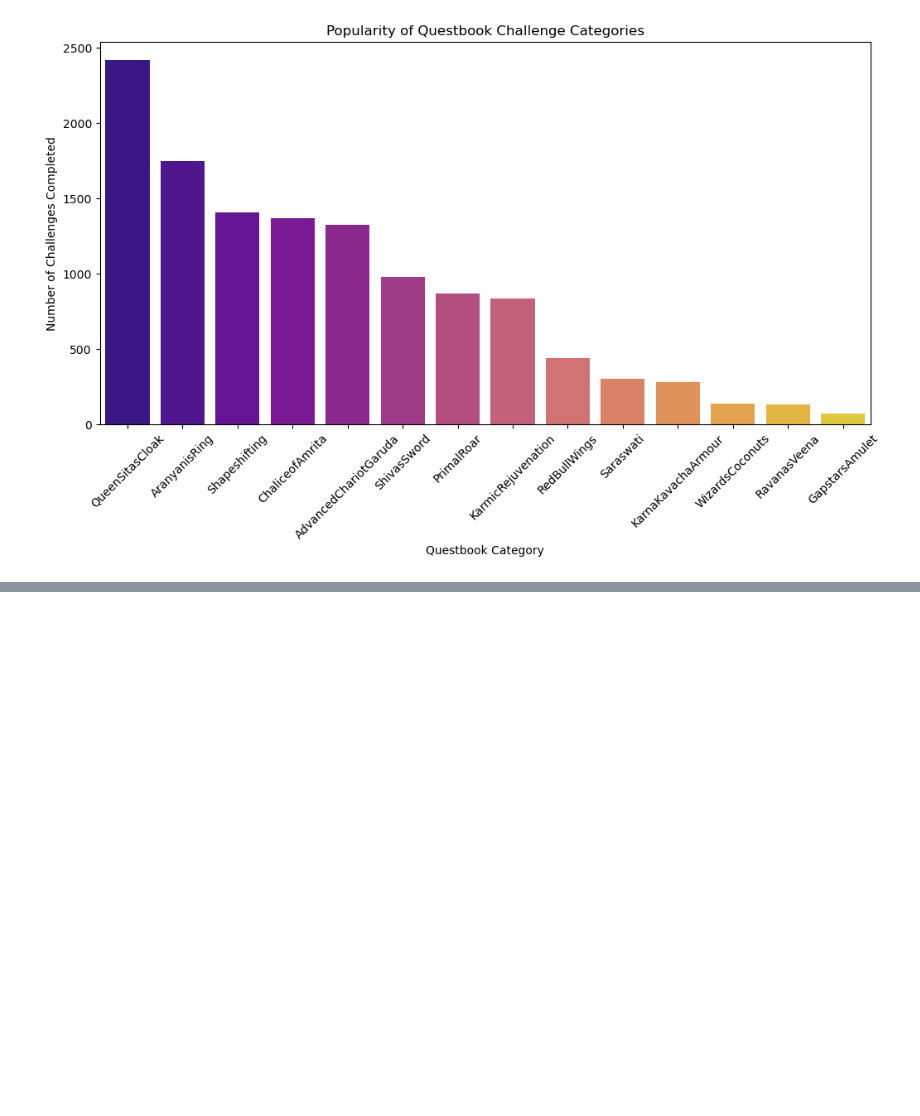
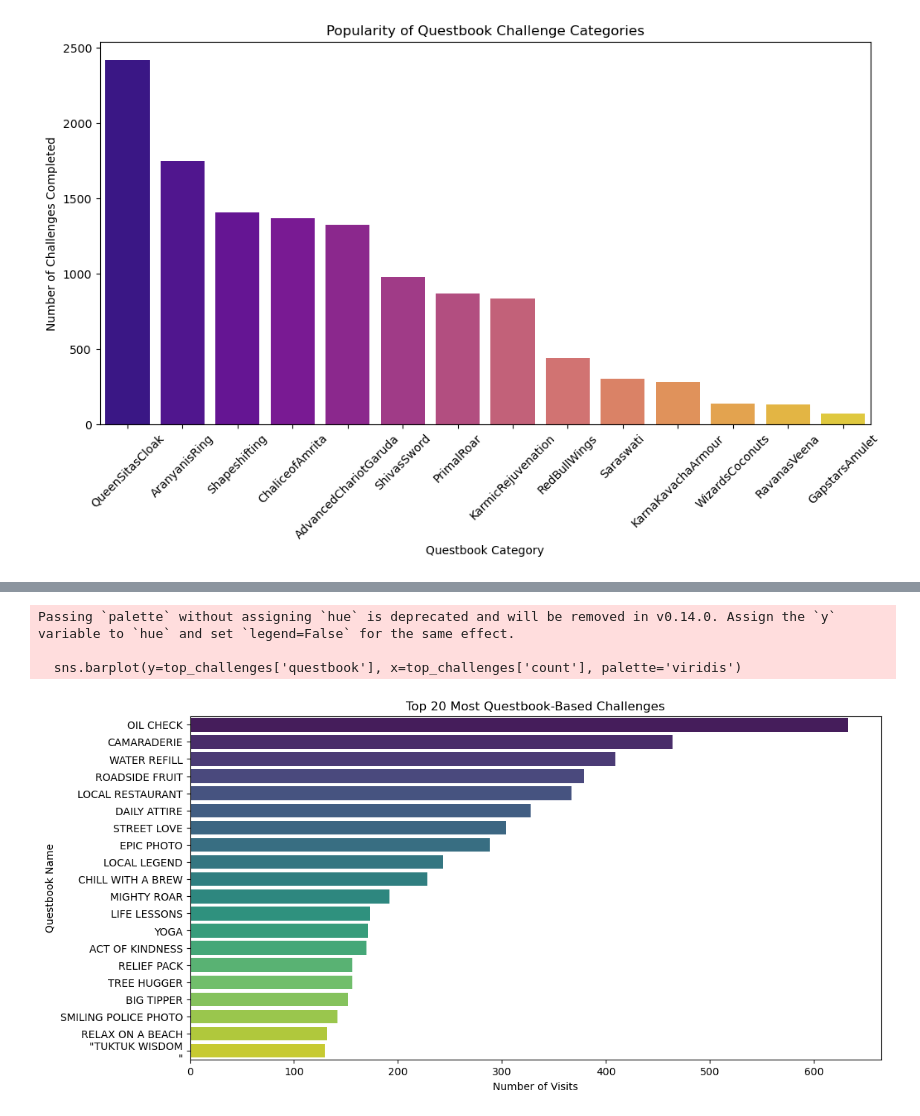
Before and after one commit to j2damax/principles-of-ds-cw02-portfolio, a Jupyter notebook: tuktukrental.ipynb, the cells around one changed output, grey strips where cells are left out. Drawn from its saved outputs; the diff is of its cells as text; code cells hidden in the pictures; blank space fills up the shorter version.

```diff
--- a/tuktukrental.ipynb
+++ b/tuktukrental.ipynb
@@ -533,0 +535,23 @@ Passing `palette` without assigning `hue` is deprecated and will be removed in v
+# %%
+# Filtering dataset for location-based challenges
+questbook_challenges = df[df['challenge_type'] == 'questbook']
+
+# Counting occurrences of each location
+questbook_counts = questbook_challenges['questbook'].value_counts().reset_index()
+questbook_counts.columns = ['questbook', 'count']
+
+# Selecting top 20 most visited locations
+top_challenges = questbook_counts.head(20)
+
+# Plotting bar chart for most visited locations
+plt.figure(figsize=(12, 6))
+sns.barplot(y=top_challenges['questbook'], x=top_challenges['count'], palette='viridis')
+plt.xlabel("Number of Visits")
+plt.ylabel("Questbook Name")
+plt.title("Top 20 Most Questbook-Based Challenges")
+plt.show()
+# %% [output]
+Passing `palette` without assigning `hue` is deprecated and will be removed in v0.14.0. Assign the `y` variable to `hue` and set `legend=False` for the same effect.
+
+  sns.barplot(y=top_challenges['questbook'], x=top_challenges['count'], palette='viridis')
+[figure, added]
```
Also changed, not shown: parts of 8 cells of this notebook, 1 other file.
